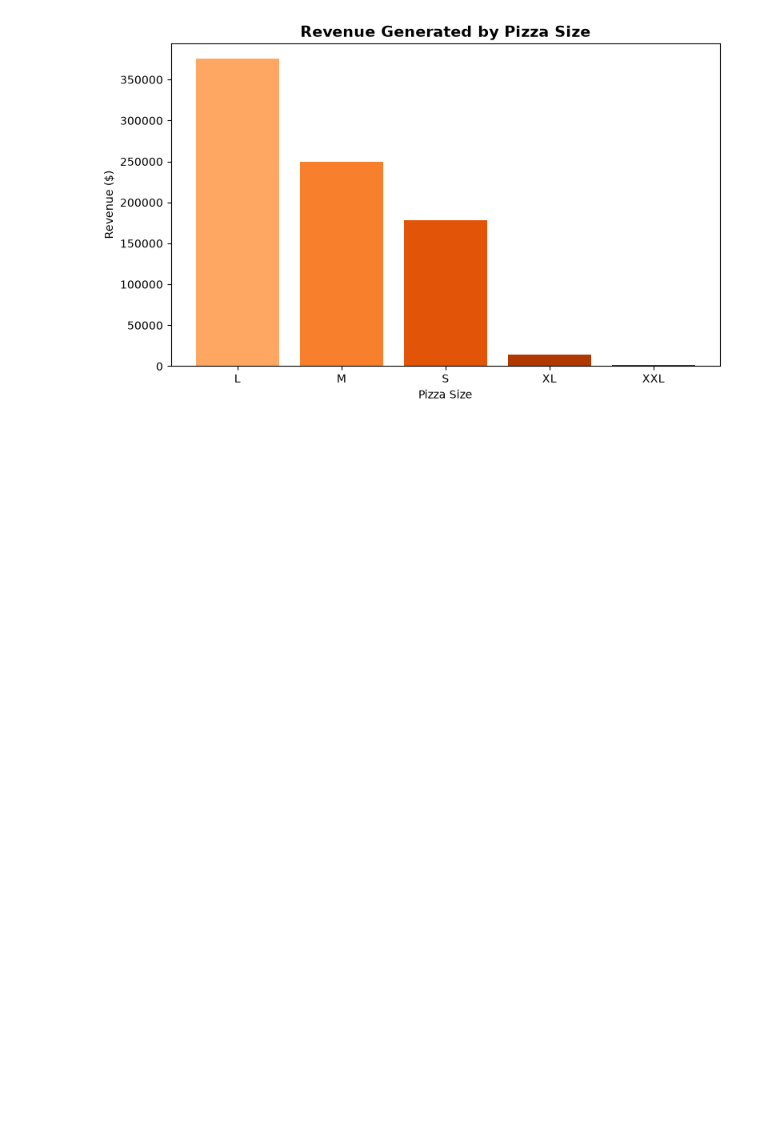
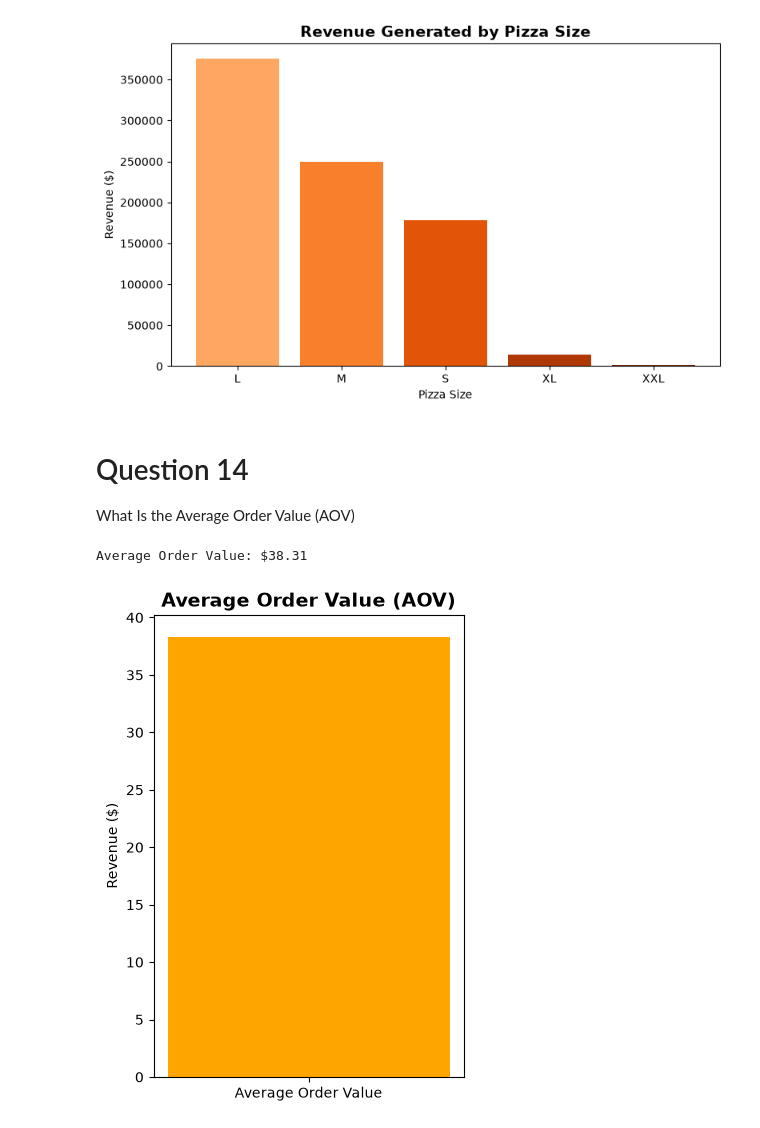
Before and after one commit to Heartylola/techcrush_assignment, a Jupyter notebook: Tsk3.ipynb, the cells around one changed output. Drawn from its saved outputs; the diff is of its cells as text; code cells hidden in the pictures; blank space fills up the shorter version.

Commit message:
update to the last question

```diff
--- a/Tsk3.ipynb
+++ b/Tsk3.ipynb
@@ -974,3 +974,26 @@ plt.tight_layout()
 plt.show()
 # %% [output]
 [figure]
+# %% [markdown]
+# Question 14
+
+
+What Is the Average Order Value (AOV)
+# %%
+# Calculate Average Order Value (AOV)
+average_order_value = df["sales"].sum() / df["order_id"].nunique()
+
+print(f"Average Order Value: ${average_order_value:.2f}")
+# %% [output]
+Average Order Value: $38.31
+# %%
+plt.figure(figsize=(4,6))
+
+plt.bar(["Average Order Value"], [average_order_value], color="orange")
+
+plt.title("Average Order Value (AOV)", fontsize=14, fontweight="bold")
+plt.ylabel("Revenue ($)")
+
+plt.show()
+# %% [output]
+[figure, added]
```
Also changed, not shown: parts of 3 cells of this notebook.
